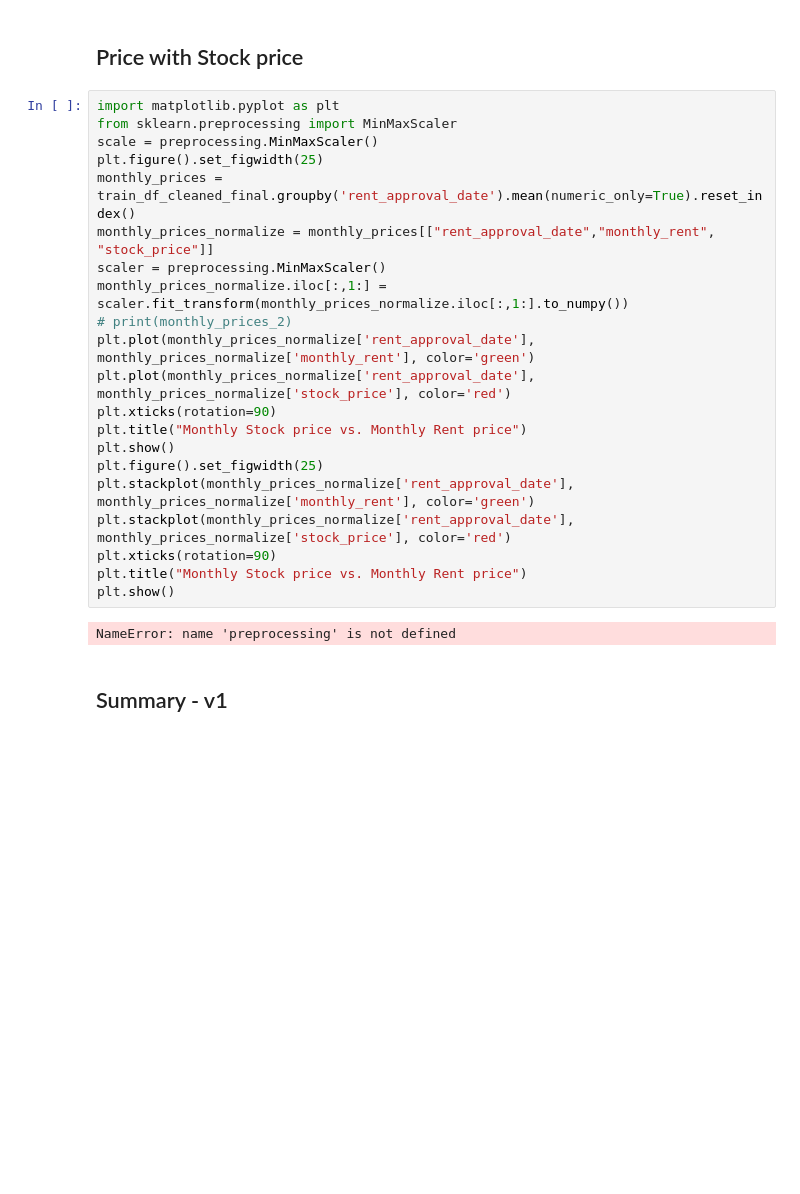
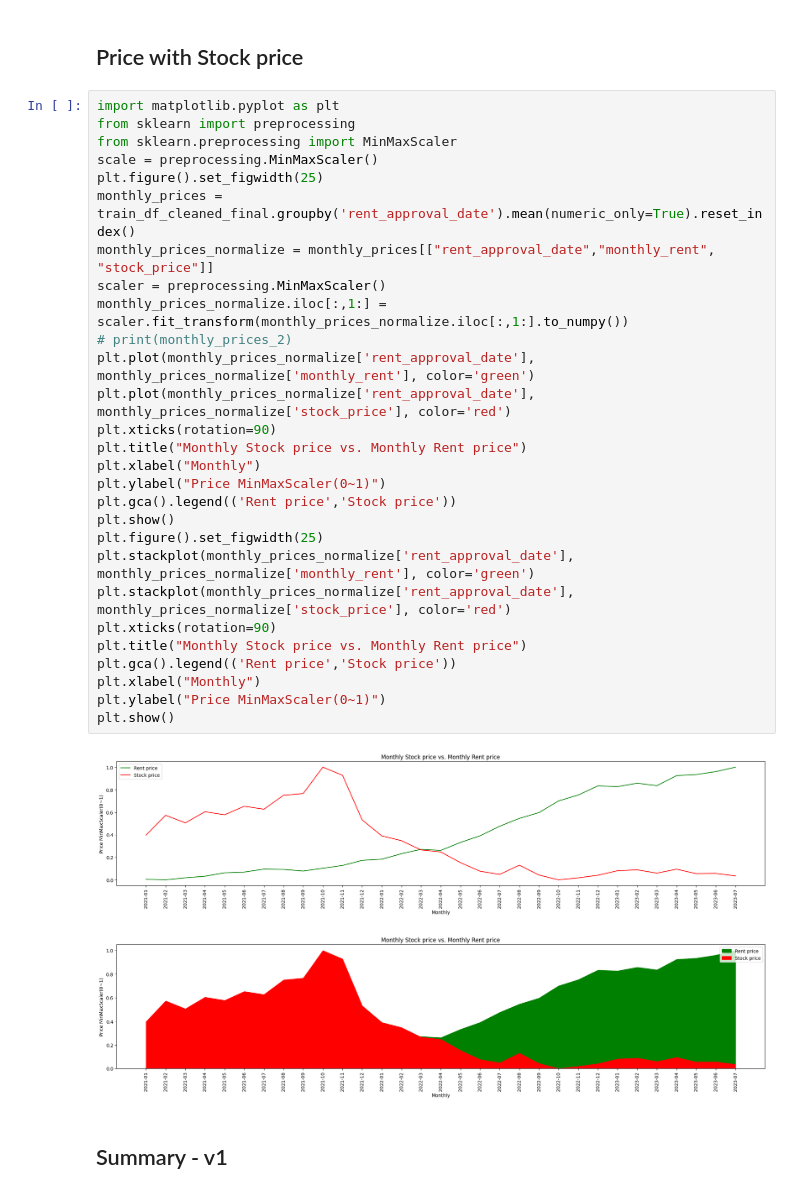
Before and after one commit to Lingy12/cs5228, a Jupyter notebook: 2_trend_analysis.ipynb, the cells around one changed output. Drawn from its saved outputs; the diff is of its cells as text; blank space fills up the shorter version.

```diff
--- a/2_trend_analysis.ipynb
+++ b/2_trend_analysis.ipynb
@@ -110,27 +110,35 @@ plot_psqm_trend(train_df_cleaned_final, 'age_bin')
 ## Price with Stock price
 # %%
 import matplotlib.pyplot as plt
+from sklearn import preprocessing
 from sklearn.preprocessing import MinMaxScaler
 scale = preprocessing.MinMaxScaler()
 plt.figure().set_figwidth(25)
 monthly_prices = train_df_cleaned_final.groupby('rent_approval_date').mean(numeric_only=True).reset_index()
 monthly_prices_normalize = monthly_prices[["rent_approval_date","monthly_rent", "stock_price"]]
 scaler = preprocessing.MinMaxScaler()
 monthly_prices_normalize.iloc[:,1:] = scaler.fit_transform(monthly_prices_normalize.iloc[:,1:].to_numpy())
 # print(monthly_prices_2)
 plt.plot(monthly_prices_normalize['rent_approval_date'], monthly_prices_normalize['monthly_rent'], color='green')
 plt.plot(monthly_prices_normalize['rent_approval_date'], monthly_prices_normalize['stock_price'], color='red')
 plt.xticks(rotation=90)
 plt.title("Monthly Stock price vs. Monthly Rent price")
+plt.xlabel("Monthly")
+plt.ylabel("Price MinMaxScaler(0~1)")
+plt.gca().legend(('Rent price','Stock price'))
 plt.show()
 plt.figure().set_figwidth(25)
 plt.stackplot(monthly_prices_normalize['rent_approval_date'], monthly_prices_normalize['monthly_rent'], color='green')
 plt.stackplot(monthly_prices_normalize['rent_approval_date'], monthly_prices_normalize['stock_price'], color='red')
 plt.xticks(rotation=90)
 plt.title("Monthly Stock price vs. Monthly Rent price")
+plt.gca().legend(('Rent price','Stock price'))
+plt.xlabel("Monthly")
+plt.ylabel("Price MinMaxScaler(0~1)")
 plt.show()
 # %% [output]
-NameError: name 'preprocessing' is not defined
+[figure, added]
+[figure, added]
 # %% [markdown]
 ## Summary - v1
 # %% [markdown]
```
